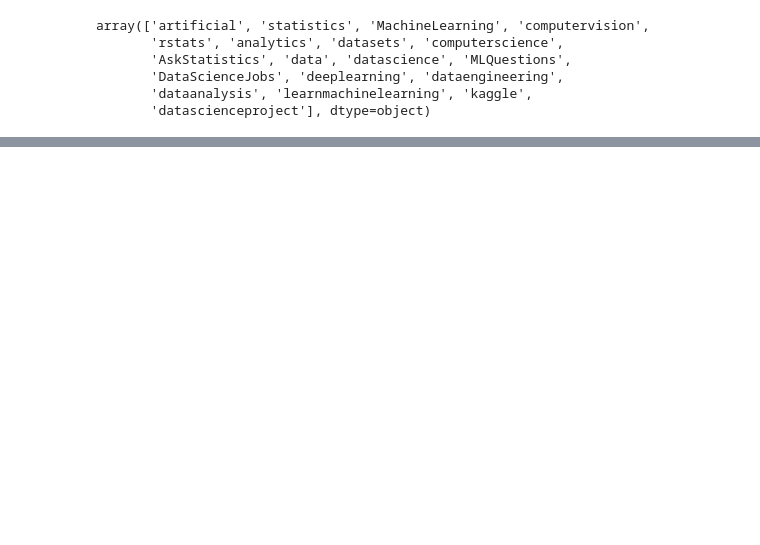
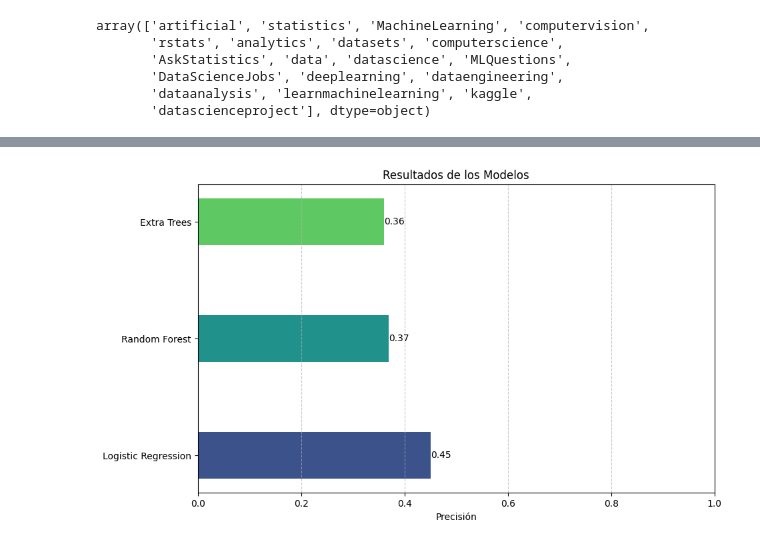
Before and after one commit to Chepados/NLP_Practica, a Jupyter notebook: Implementacion_modulo_2.ipynb, the cells around one changed output, grey strips where cells are left out. Saved outputs shown, nothing was run; the diff lists cells and outputs as text; code cells hidden in the pictures; blank space fills up the shorter version.

```diff
--- a/Implementacion_modulo_2.ipynb
+++ b/Implementacion_modulo_2.ipynb
@@ -184,0 +338,28 @@ for entity in doc.ents:
+# %%
+def load_glove():
+    with open("Datasets/glove.6B.300d.txt", "r") as file:
+        embeddings = {}
+        for line in file:
+            parts = line.strip().split()
+            word = parts[0]
+            vector = np.array(parts[1:], dtype=np.float32)
+            embeddings[word] = vector
+
+        return embeddings
+
+
+embeddings = load_glove()
+
+def text_to_glove(text):
+    words = text.split()
+    vectors = [embeddings[word] for word in words if word in embeddings]
+    if vectors:
+        return np.mean(vectors, axis=0)
+    else:
+        return np.zeros(300)
+# %%
+X_glove = df["lemmatized_post"].apply(text_to_glove)
+
+X_glove = np.array(X_glove.tolist())
+# %%
+results = train_models(X_glove, Y)
@@ -184,0 +384,4 @@ for entity in doc.ents:
+# %%
+plot_results_from_training(results)
+# %% [output]
+[figure, added]
```
Also changed, not shown: parts of 40 cells of this notebook, 4 other files.
